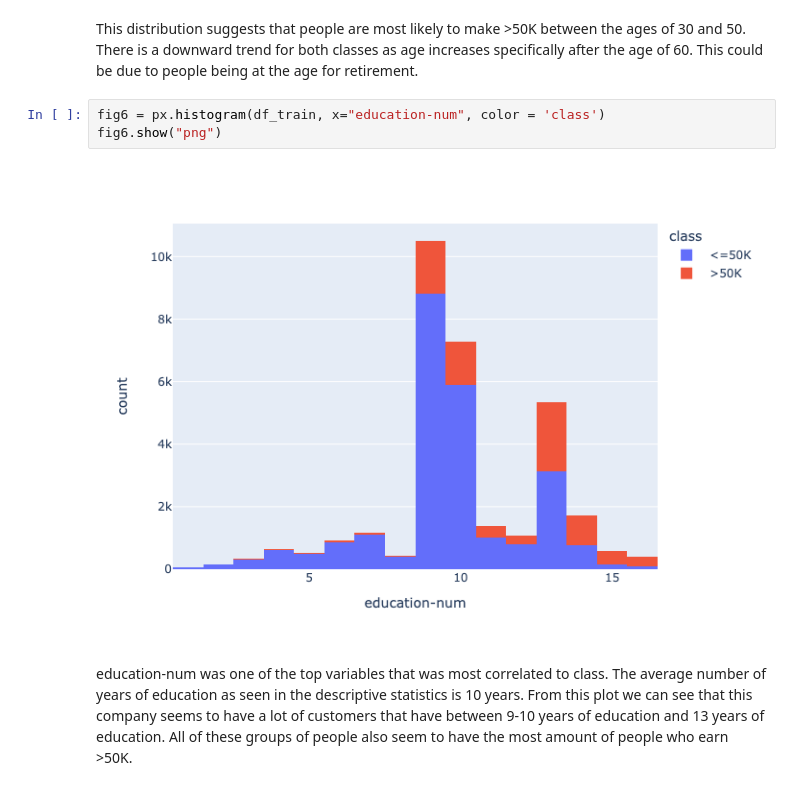
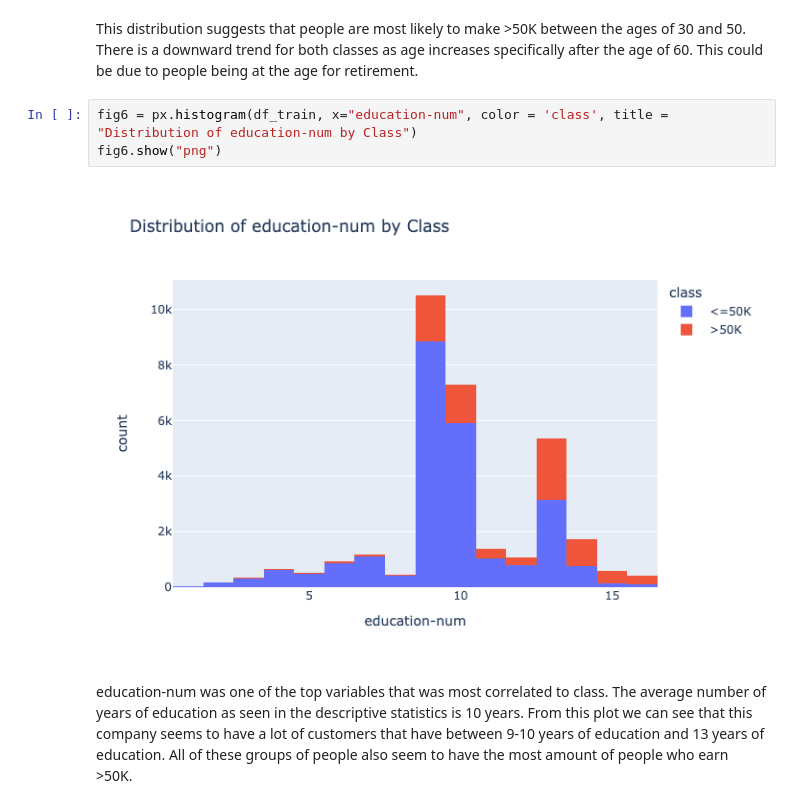
Before and after one commit to sydneysc/sydneyaunalyticsproject, a Jupyter notebook: Aunalytics Data Science Exercise .ipynb, the cells around one changed output. Drawn from its saved outputs; the diff is of its cells as text.

```diff
--- a/Aunalytics Data Science Exercise .ipynb
+++ b/Aunalytics Data Science Exercise .ipynb
@@ -352,10 +352,10 @@ fig5.show("png")
 # %% [markdown]
 This distribution suggests that people are most likely to make >50K between the ages of 30 and 50. There is a downward trend for both classes as age increases specifically after the age of 60. This could be due to people being at the age for retirement.
 # %%
-fig6 = px.histogram(df_train, x="education-num", color = 'class')
+fig6 = px.histogram(df_train, x="education-num", color = 'class', title = "Distribution of education-num by Class")
 fig6.show("png")
 # %% [output]
-[figure, old version]
+[figure, new version]
 # %% [markdown]
 education-num was one of the top variables that was most correlated to class. The average number of years of education as seen in the descriptive statistics is 10 years. From this plot we can see that this company seems to have a lot of customers that have between 9-10 years of education and 13 years of education. All of these groups of people also seem to have the most amount of people who earn >50K.
 # %%
```
Also changed, not shown: parts of 1 cell of this notebook.
